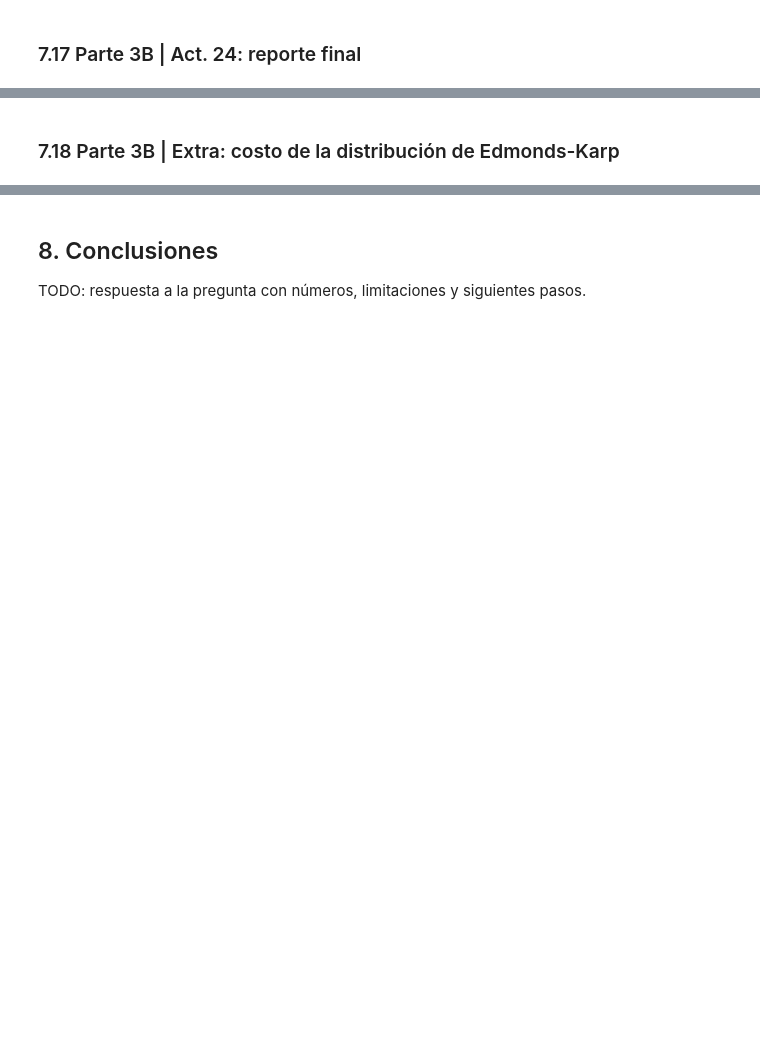
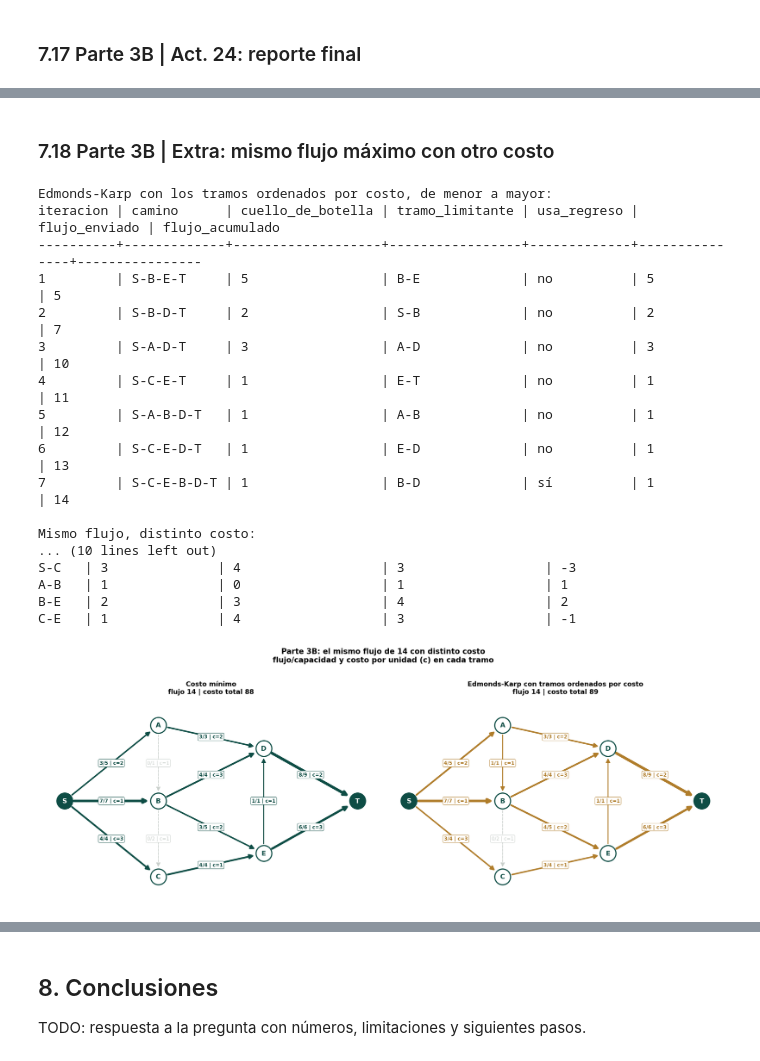
Before and after one commit to fabianpradod/mod-practica3, a Jupyter notebook: Practica_3_AStar_Hill_Climbing_Redes.ipynb, the cells around one changed output, grey strips where cells are left out. Saved outputs shown, nothing was run; the diff lists cells and outputs as text; code cells hidden in the pictures; blank space fills up the shorter version.

```diff
--- a/Practica_3_AStar_Hill_Climbing_Redes.ipynb
+++ b/Practica_3_AStar_Hill_Climbing_Redes.ipynb
@@ -1310,4 +1403,7 @@ En la gráfica, los tramos del corte están en rojo, el grosor de cada flecha cr
 # %% [markdown]
 ### 7.15 Parte 3B | Act. 18: estado inicial de cada arista
 # %%
-# TODO: call the functions for this step
+flujo_objetivo = flujo_max
+print(f"Flujo objetivo: {flujo_objetivo} unidades, el flujo máximo de la Parte A\n")
+print("Estado inicial de cada arista, todavía sin flujo:")
+imprimir_tabla(estado_aristas(capacidades, costos), ["tramo", "capacidad", "costo_unitario", "flujo", "libre"])
@@ -1316,4 +1432,14 @@ TODO: interpretación de este resultado con los números reales.
 # %% [markdown]
 ### 7.16 Parte 3B | Act. 19 a 23: costo mínimo paso a paso
 # %%
-# TODO: call the functions for this step
+residual_c, costos_res = construir_residual_costos(capacidades, costos)
+print("Red residual de costos al inicio (actividad 19):")
+imprimir_tabla([{"desde": u, "hacia": v, "capacidad_residual": residual_c[u][v], "costo": costos_res[u][v],
+                 "tipo": "original" if v in capacidades[u] else "regreso"}
+                for u in residual_c for v in residual_c[u]],
+               ["desde", "hacia", "capacidad_residual", "costo", "tipo"])
+
+enviado, costo_min, flujos_cm, registro_cm = flujo_costo_minimo(capacidades, costos, "S", "T", flujo_objetivo)
+print("\nCaminos de menor costo, uno por iteración:")
+imprimir_tabla(registro_cm, ["iteracion", "ruta", "costo_unitario", "cuello_de_botella", "flujo_enviado",
+                             "flujo_acumulado", "costo_ruta", "costo_acumulado", "usa_regreso"])
@@ -1328,5 +1527,54 @@ TODO: interpretación de este resultado con los números reales.
 # %% [markdown]
-### 7.18 Parte 3B | Extra: costo de la distribución de Edmonds-Karp
+### 7.18 Parte 3B | Extra: mismo flujo máximo con otro costo
 # %%
-# TODO: call the functions for this step
+costo_ek = costo_total(flujos_ek, costos)
+
+# Same Edmonds-Karp, same network, only the edges listed from cheapest to most expensive.
+tramos_por_costo = sorted(tramos, key=lambda t: t[3])
+capacidades_o, _ = construir_capacidades_costos(tramos_por_costo)
+flujo_o, flujos_o, registro_o, _ = edmonds_karp(capacidades_o, "S", "T")
+print("Edmonds-Karp con los tramos ordenados por costo, de menor a mayor:")
+imprimir_tabla(registro_o, ["iteracion", "camino", "cuello_de_botella", "tramo_limitante", "usa_regreso",
+                            "flujo_enviado", "flujo_acumulado"])
+
+print("\nMismo flujo, distinto costo:")
+imprimir_tabla([{"distribucion": "Costo mínimo", "flujo": enviado, "costo_total": costo_min,
+                 "caminos": len(registro_cm)},
+                {"distribucion": "Edmonds-Karp, orden del enunciado", "flujo": flujo_max, "costo_total": costo_ek,
+                 "caminos": len(registro_ek)},
+                {"distribucion": "Edmonds-Karp, tramos por costo", "flujo": flujo_o,
+                 "costo_total": costo_total(flujos_o, costos), "caminos": len(registro_o)}],
+               ["distribucion", "flujo", "costo_total", "caminos"])
+
+print("\nTramos donde cambia el flujo entre costo mínimo y Edmonds-Karp con tramos por costo:")
+imprimir_tabla([{"tramo": [u, v], "costo_unitario": costos[u][v], "flujo_costo_minimo": flujos_cm[(u, v)],
+                 "flujo_ek_por_costo": flujos_o[(u, v)],
+                 "diferencia_costo": (flujos_o[(u, v)] - flujos_cm[(u, v)]) * costos[u][v]}
+                for (u, v) in flujos_cm if flujos_cm[(u, v)] != flujos_o[(u, v)]],
+               ["tramo", "costo_unitario", "flujo_costo_minimo", "flujo_ek_por_costo", "diferencia_costo"])
+
+fig, axes = plot_flujos(capacidades, costos, [("Costo mínimo", flujos_cm, ROLE["actual"]),
+                                              ("Edmonds-Karp con tramos ordenados por costo", flujos_o,
+                                               ROLE["compare"])],
+                        "05_costo_minimo_vs_ek.png", "Parte 3B: el mismo flujo de 14 con distinto costo")
+plt.show()
+# %% [output]
+Edmonds-Karp con los tramos ordenados por costo, de menor a mayor:
+iteracion | camino      | cuello_de_botella | tramo_limitante | usa_regreso | flujo_enviado | flujo_acumulado
+----------+-------------+-------------------+-----------------+-------------+---------------+----------------
+1         | S-B-E-T     | 5                 | B-E             | no          | 5             | 5
+2         | S-B-D-T     | 2                 | S-B             | no          | 2             | 7
+3         | S-A-D-T     | 3                 | A-D             | no          | 3             | 10
+4         | S-C-E-T     | 1                 | E-T             | no          | 1             | 11
+5         | S-A-B-D-T   | 1                 | A-B             | no          | 1             | 12
+6         | S-C-E-D-T   | 1                 | E-D             | no          | 1             | 13
+7         | S-C-E-B-D-T | 1                 | B-D             | sí          | 1             | 14
+
+Mismo flujo, distinto costo:
+... (10 lines left out)
+S-C   | 3              | 4                  | 3                  | -3
+A-B   | 1              | 0                  | 1                  | 1
+B-E   | 2              | 3                  | 4                  | 2
+C-E   | 1              | 4                  | 3                  | -1
+[figure, added]
 # %% [markdown]
```
Also changed, not shown: parts of 15 cells of this notebook, 2 other files.
